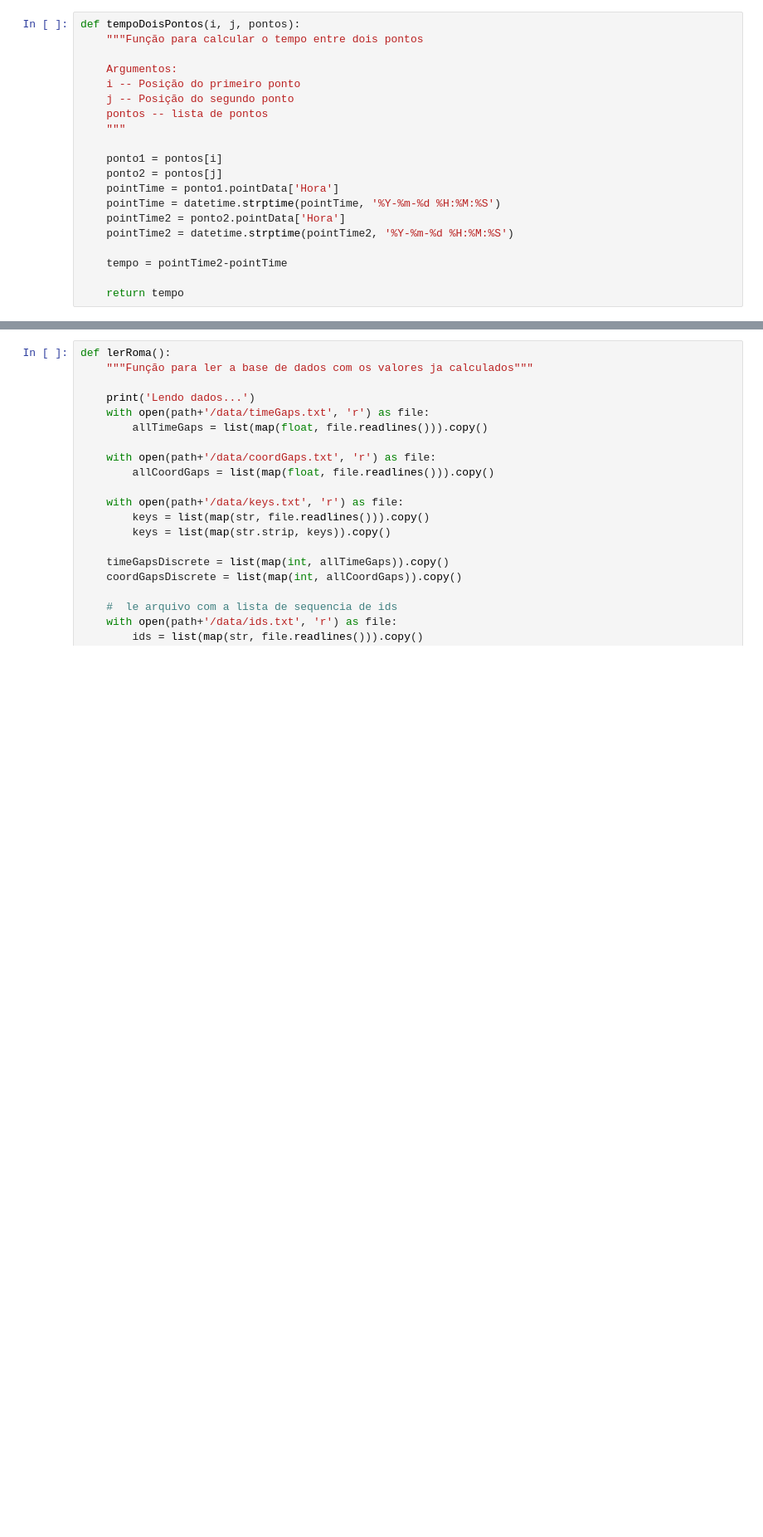
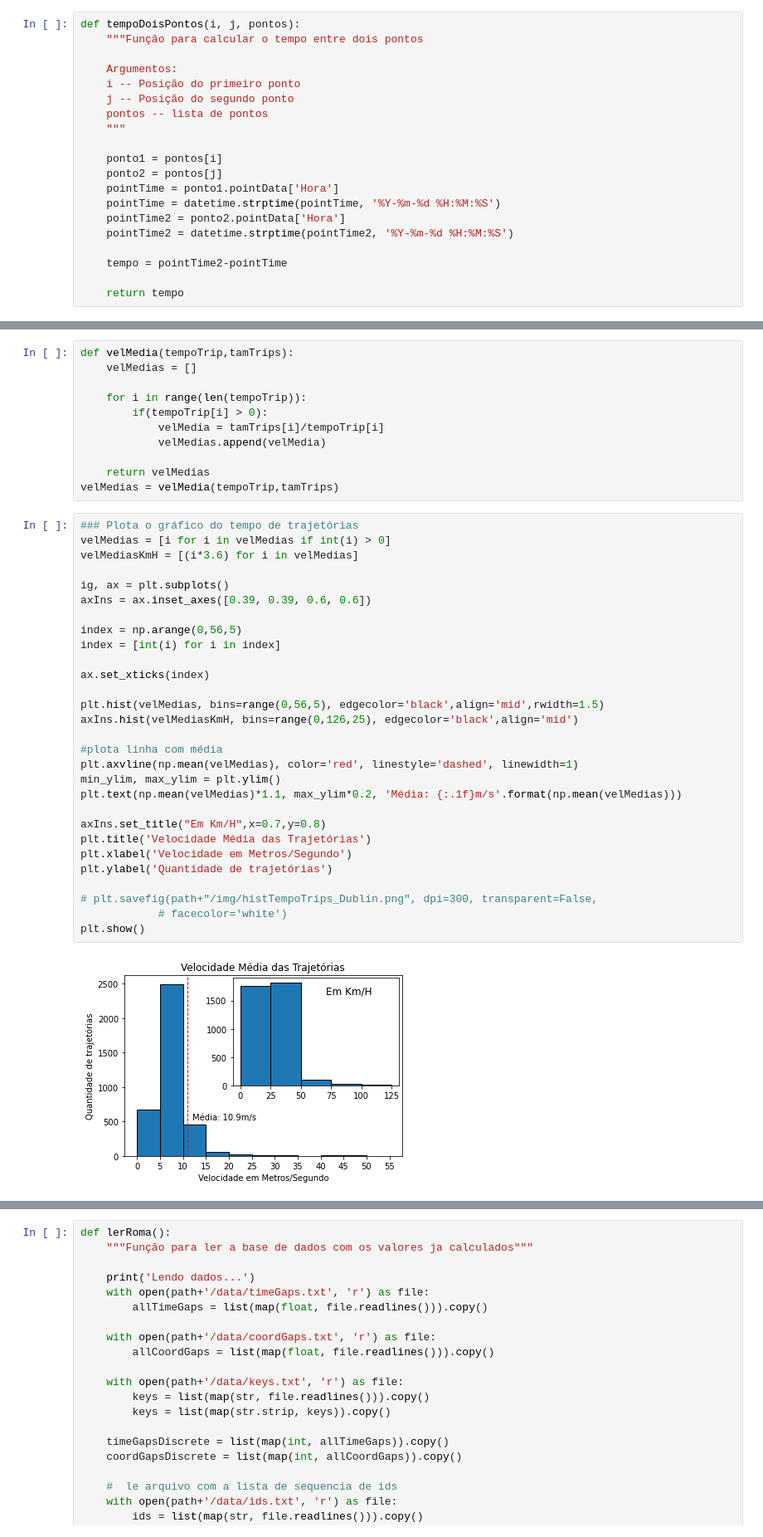
Before and after one commit to TulioNPL/Pesquisa, a Jupyter notebook: jupyter/main.ipynb, the cells around one changed output, grey strips where cells are left out. Shown: that part at 83% size. Saved outputs shown, nothing was run; the diff lists cells and outputs as text; blank space fills up the shorter version.

Commit message:
Add: histogram with the time of each trip

```diff
--- a/jupyter/main.ipynb
+++ b/jupyter/main.ipynb
@@ -191,3 +186,45 @@ def lerDublin():
     return allTimeGaps, allCoordGaps, timeGapsDiscrete, coordGapsDiscrete, keys, pontos
 
 allTimeGaps, allCoordGaps, timeGapsDiscrete, coordGapsDiscrete, keys, pontos = lerDublin()
+# %%
+def velMedia(tempoTrip,tamTrips):
+    velMedias = []
+
+    for i in range(len(tempoTrip)):
+        if(tempoTrip[i] > 0):
+            velMedia = tamTrips[i]/tempoTrip[i]
+            velMedias.append(velMedia)
+
+    return velMedias
+velMedias = velMedia(tempoTrip,tamTrips)
+# %%
+### Plota o gráfico do tempo de trajetórias
+velMedias = [i for i in velMedias if int(i) > 0]
+velMediasKmH = [(i*3.6) for i in velMedias]
+
+ig, ax = plt.subplots()
+axIns = ax.inset_axes([0.39, 0.39, 0.6, 0.6])
+
+index = np.arange(0,56,5)
+index = [int(i) for i in index]
+
+ax.set_xticks(index)
+
+plt.hist(velMedias, bins=range(0,56,5), edgecolor='black',align='mid',rwidth=1.5)
+axIns.hist(velMediasKmH, bins=range(0,126,25), edgecolor='black',align='mid')
+
+#plota linha com média
+plt.axvline(np.mean(velMedias), color='red', linestyle='dashed', linewidth=1)
+min_ylim, max_ylim = plt.ylim()
+plt.text(np.mean(velMedias)*1.1, max_ylim*0.2, 'Média: {:.1f}m/s'.format(np.mean(velMedias)))
+
+axIns.set_title("Em Km/H",x=0.7,y=0.8)
+plt.title('Velocidade Média das Trajetórias')
+plt.xlabel('Velocidade em Metros/Segundo')
+plt.ylabel('Quantidade de trajetórias')
+
+# plt.savefig(path+"/img/histTempoTrips_Dublin.png", dpi=300, transparent=False,
+            # facecolor='white')
+plt.show()
+# %% [output]
+[figure, added]
```
Also changed, not shown: parts of 8 cells of this notebook, 2 other files.
